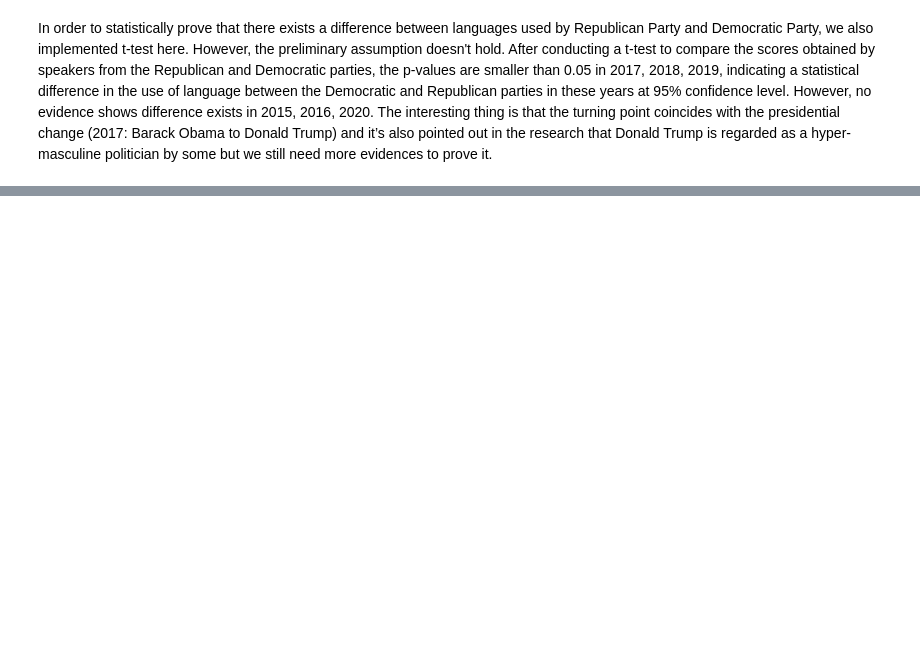
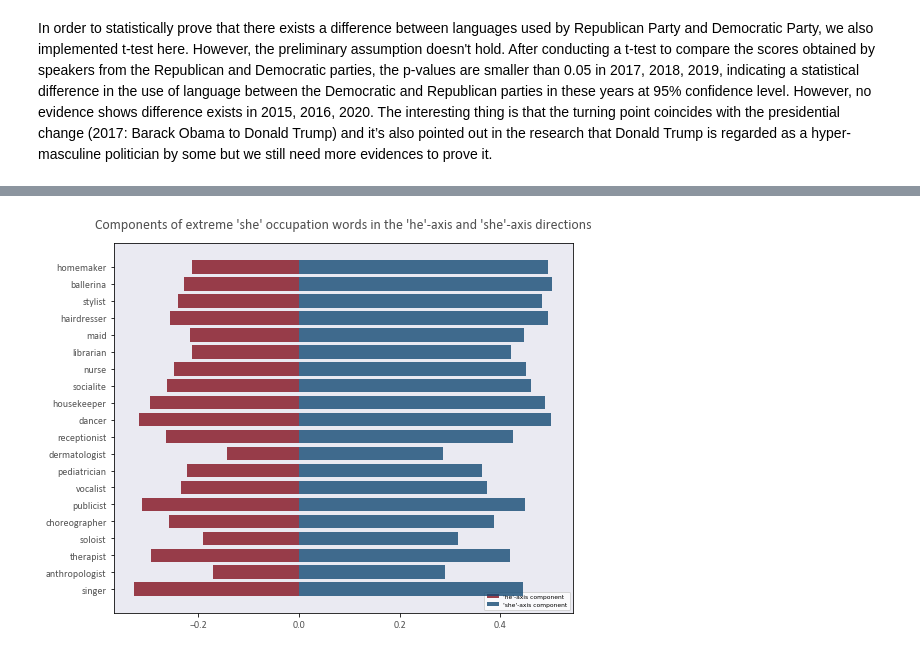
Before and after one commit to Yuxing0610/Gender_Bias_Analysis, a Jupyter notebook: data_analysis_final.ipynb, the cells around one changed output, grey strips where cells are left out. Saved outputs shown, nothing was run; the diff lists cells and outputs as text; code cells hidden in the pictures; blank space fills up the shorter version.

```diff
--- a/data_analysis_final.ipynb
+++ b/data_analysis_final.ipynb
@@ -720,0 +990,4 @@ In order to statistically prove that there exists a difference between languages
+# %%
+display_bar_plot(occupation_female, occupation_female_he, occupation_female_she, "'she' occupation")
+# %% [output]
+[figure, added]
```
Also changed, not shown: parts of 31 cells of this notebook.
